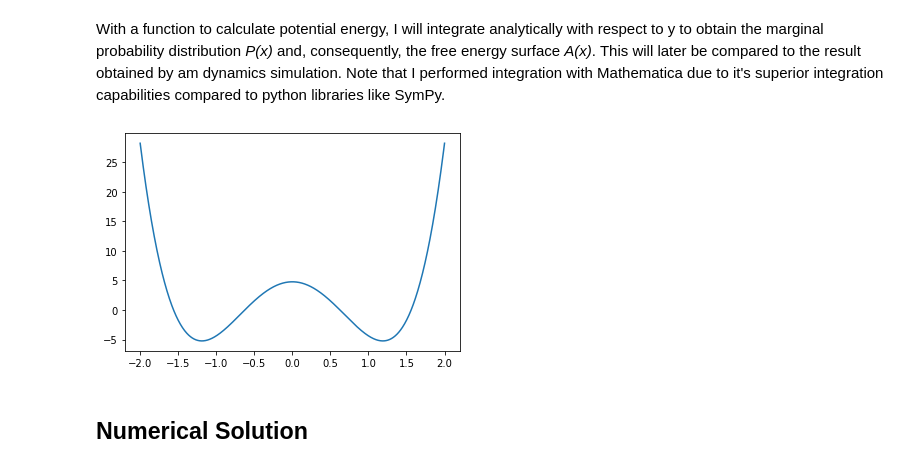
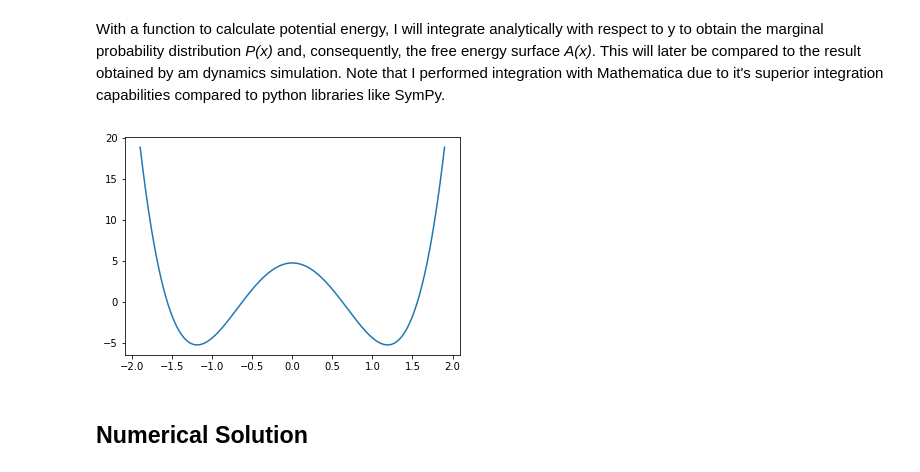
Before and after one commit to thomasegg3/enhanced_sampling_practice, a Jupyter notebook: toy_problem.ipynb, the cells around one changed output. Drawn from its saved outputs; the diff is of its cells as text; code cells hidden in the pictures.

```diff
--- a/toy_problem.ipynb
+++ b/toy_problem.ipynb
@@ -81,14 +81,14 @@ def total_energy(x, y, p_x, p_y, m_x, m_y):
 With a function to calculate potential energy, I will integrate analytically with respect to y to obtain the marginal probability distribution *P(x)* and, consequently, the free energy surface *A(x)*. This will later be compared to the result obtained by am dynamics simulation. Note that I performed integration with Mathematica due to it's superior integration capabilities compared to python libraries like SymPy.
 # %%
 # Plotting Free Energy Surface
-x = np.linspace(-2, 2, 1000)
-fes = - np.log(1.25331 * np.exp(-((d * (a ** 2 - x ** 2) ** 2) / (a ** 4)) + ((0.5 * (x ** 2) * (lam ** 2)) / (1 * (omega ** 2)))) / (np.sqrt(1) * omega)) / 1
-pe = potential_energy(x, 0, 1, 1)
-plt.plot(x, fes)
+x_list = np.linspace(-1.9, 1.9, 1000)
+fes = - np.log(1.25331 * np.exp(-((d * (a ** 2 - x_list ** 2) ** 2) / (a ** 4)) + ((0.5 * (x_list ** 2) * (lam ** 2)) / (1 * (omega ** 2)))) / (np.sqrt(1) * omega)) / 1
+pe = potential_energy(x_list, 0, 1, 1)
+plt.plot(x_list, fes)
 #plt.plot(x, pe, linestyle='--')
 plt.show()
 # %% [output]
-[figure, old version]
+[figure, new version]
 # %% [markdown]
 ## Numerical Solution
 # %% [markdown]
```
Also changed, not shown: parts of 6 cells of this notebook, 2 other files.
